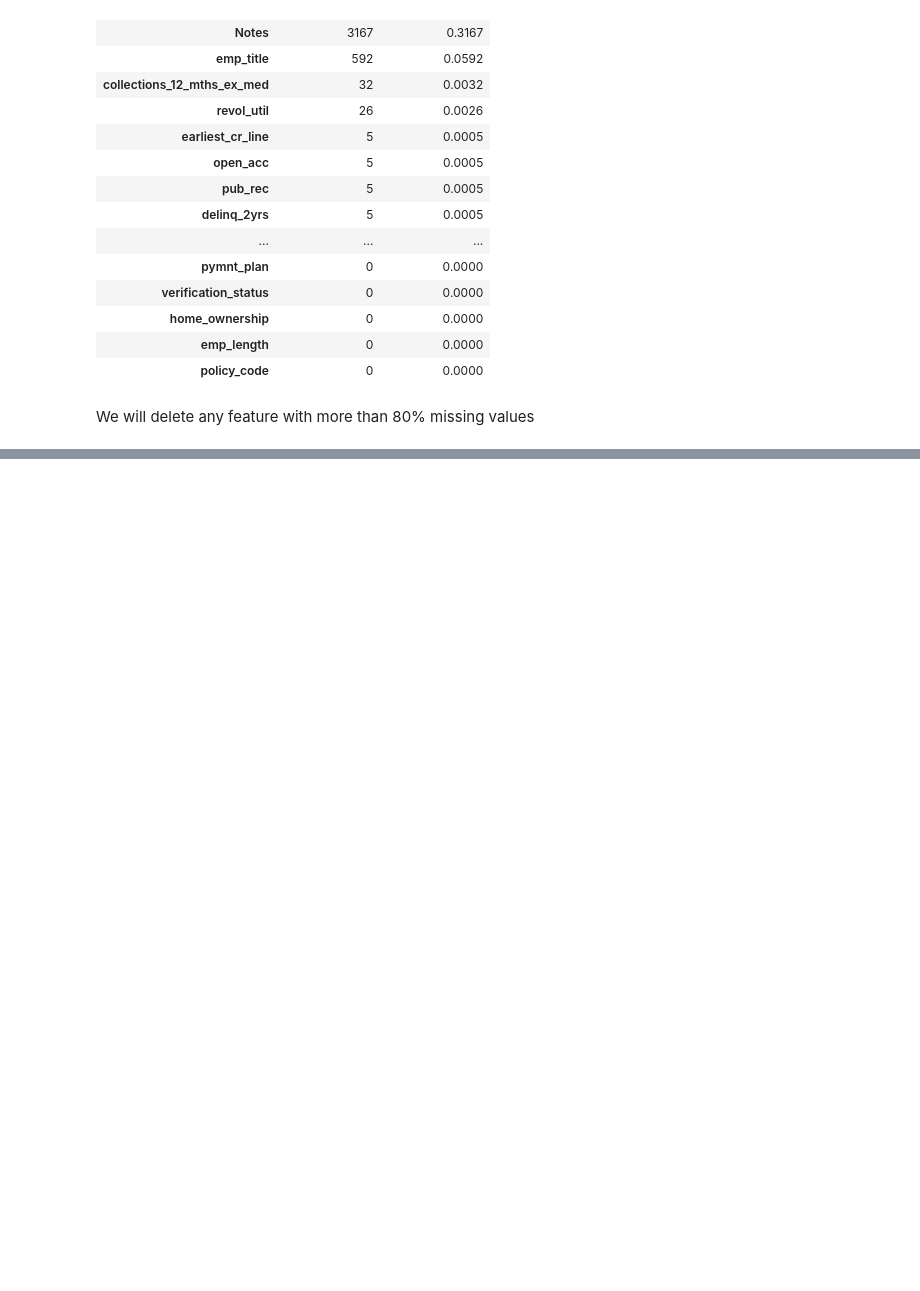
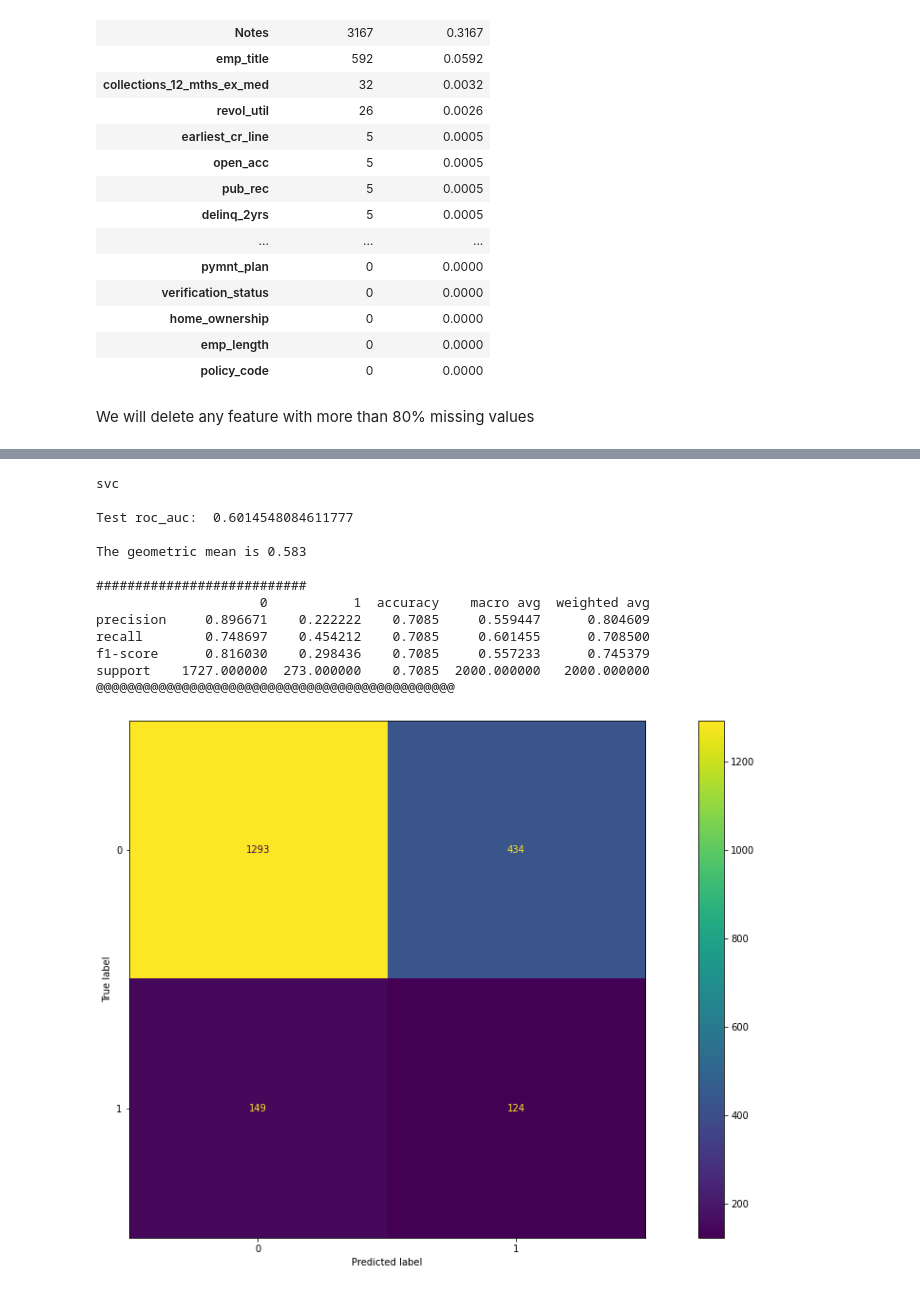
Before and after one commit to OuedraogoAbdoul/loan_prediction, a Jupyter notebook: notebooks/CustomTransformerloan_data_analysis.ipynb, the cells around one changed output, grey strips where cells are left out. Saved outputs shown, nothing was run; the diff lists cells and outputs as text; code cells hidden in the pictures; blank space fills up the shorter version.

```diff
--- a/notebooks/CustomTransformerloan_data_analysis.ipynb
+++ b/notebooks/CustomTransformerloan_data_analysis.ipynb
@@ -156,8 +168,8 @@ class TemporalFeaturesExtraction(BaseEstimator, TransformerMixin):
         return X
 # %%
 class ExtractZipCode(BaseEstimator, TransformerMixin):
-    def __init__(self, variable: str):
-        self.variable = variable
+#     def __init__(self):
+#         self.variable = variable
 
     def fit(self, X, y=None):
         return self
@@ -166,14 +178,14 @@ class ExtractZipCode(BaseEstimator, TransformerMixin):
     def transform(self, X):
         X = X.copy()
 
-        X[self.variable] = X[self.variable].str[:3]
+        X.zip_code = X.zip_code.str[:3]
 
         return X
 # %%
 class MissingValuesImputerWarpper(SimpleImputer):
 
-    def __init__(self):
-        self.columns = X.columns
+#     def __init__(self):
+
 
 
     def fit(self, X, y=None):
@@ -183,6 +195,7 @@ class MissingValuesImputerWarpper(SimpleImputer):
 
 
     def transform(self, X):
+        self.columns = X.columns
         imputer = SimpleImputer(missing_values = np.nan, strategy ='most_frequent')
         imputer = imputer.fit(X)
 
@@ -261,2 +259,0 @@ X, y = feature_eng_pipeline.fit_transform(X, y)
-# %%
-X_train, X_test, y_train, y_test = train_test_split(X, y, test_size=0.33, random_state=42)
@@ -327,0 +307,63 @@ Text(0.5, 0, 'Hyperparameter space')
+# %%
+model_list = [SVC(), RandomForestClassifier(), GradientBoostingClassifier(), KNeighborsClassifier(), LogisticRegression()]
+# %%
+import matplotlib
+for model in model_list:
+    model_name = f"{model}".lower().split("()")[0]
+    model_name = model
+
+    print(f"{model}".lower().split("()")[0])
+
+    model_pipe = make_pipeline(
+            TemporalFeaturesExtraction(variables="earliest_cr_line"),
+            ExtractZipCode(),
+            TargetEncoder(True, handle_missing='missing', handle_unknown='missing'),
+            ScalerWrapper(),
+            MissingValuesImputerWarpper(),
+            adasyn,
+            ncr,
+            model_name
+    #         sm,
+    #         tl,
+    #         smtomek,
+    #     RandomForestClassifier(
+    #             n_estimators=100, random_state=39, max_depth=3, n_jobs=4
+    #         ),
+
+    )
+
+    clf = model_pipe.fit(X_train, y_train)
+
+    X_test_preds = clf.predict(X_test)
+
+    print()
+    print('Test roc_auc: ', roc_auc_score(y_test, X_test_preds))
+    print()
+    print(f"The geometric mean is {geometric_mean_score(y_test, X_test_preds):.3f}")
+    print()
+    print("###########################")
+    clf_report_ = pd.DataFrame(classification_report(y_test, X_test_preds, output_dict=True))
+    print(clf_report_)
+    print("@@@@@@@@@@@@@@@@@@@@@@@@@@@@@@@@@@@@@@@@@@@@@@")
+    print()
+
+
+    matplotlib.rc('figure', figsize=(20, 10));
+
+    plot_confusion_matrix(clf, X_test, y_test);
+    plt.show();
+# %% [output]
+svc
+
+Test roc_auc:  0.6014548084611777
+
+The geometric mean is 0.583
+
+###########################
+                     0           1  accuracy    macro avg  weighted avg
+precision     0.896671    0.222222    0.7085     0.559447      0.804609
+recall        0.748697    0.454212    0.7085     0.601455      0.708500
+f1-score      0.816030    0.298436    0.7085     0.557233      0.745379
+support    1727.000000  273.000000    0.7085  2000.000000   2000.000000
+@@@@@@@@@@@@@@@@@@@@@@@@@@@@@@@@@@@@@@@@@@@@@@
+[figure, added]
```
Also changed, not shown: parts of 28 cells of this notebook.
